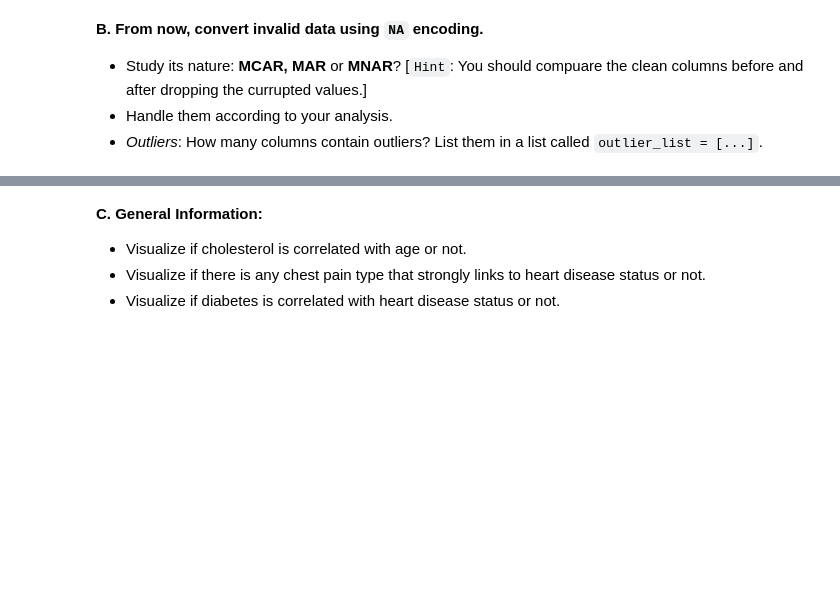
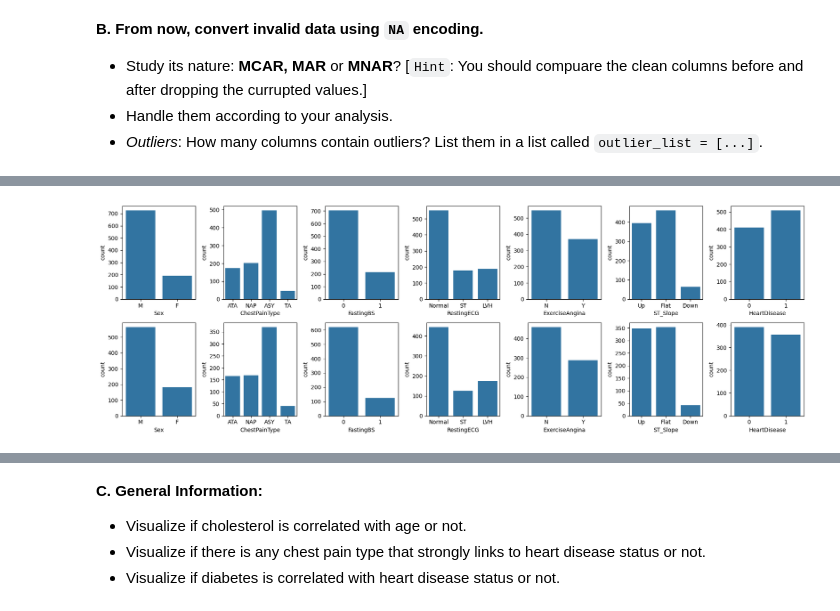
Before and after one commit to Superkai017/Data-Analysis1-Aupp-INF-604-, a Jupyter notebook: W3/Lab3_Preprocessing.ipynb, the cells around one changed output, grey strips where cells are left out. Cells and saved outputs as stored; diff of their text form; code cells hidden in the pictures; blank space fills up the shorter version.

```diff
--- a/W3/Lab3_Preprocessing.ipynb
+++ b/W3/Lab3_Preprocessing.ipynb
@@ -108,3 +110,11 @@ data.query("Cholesterol == 0").shape[0]
 - Study its nature: **MCAR, MAR** or **MNAR**? [`Hint`: You should compuare the clean columns before and after dropping the currupted values.]
 - Handle them according to your analysis.
 - *Outliers*: How many columns contain outliers? List them in a list called `outlier_list = [...]`.
+# %%
+import numpy as np
+data.loc[data['RestingBP'] == 0, 'RestingBP'] = np.nan
+data.loc[data['Cholesterol'] == 0, 'Cholesterol'] = np.nan
+data.loc[data['Oldpeak'] < 0, 'Oldpeak'] = np.nan
+# %%
+qual_cols = data.select_dtypes(include='object').columns.to_list()
+qual_cols
@@ -110,0 +129,20 @@ data.query("Cholesterol == 0").shape[0]
+# %%
+import matplotlib.pyplot as plt
+import seaborn as sns
+
+fig, axes = plt.subplots(2, 7, figsize=(18,6))
+for i, col in enumerate(qual_cols):
+  sns.countplot(
+      data,
+      x = col,
+      ax = axes[0,i]
+  )
+  sns.countplot(
+      data.query("Cholesterol > 0"), # No 0 cholesterol individuals
+      x = col,
+      ax = axes[1,i]
+  )
+
+plt.tight_layout()
+# %% [output]
+[figure, added]
```
Also changed, not shown: parts of 19 cells of this notebook.
